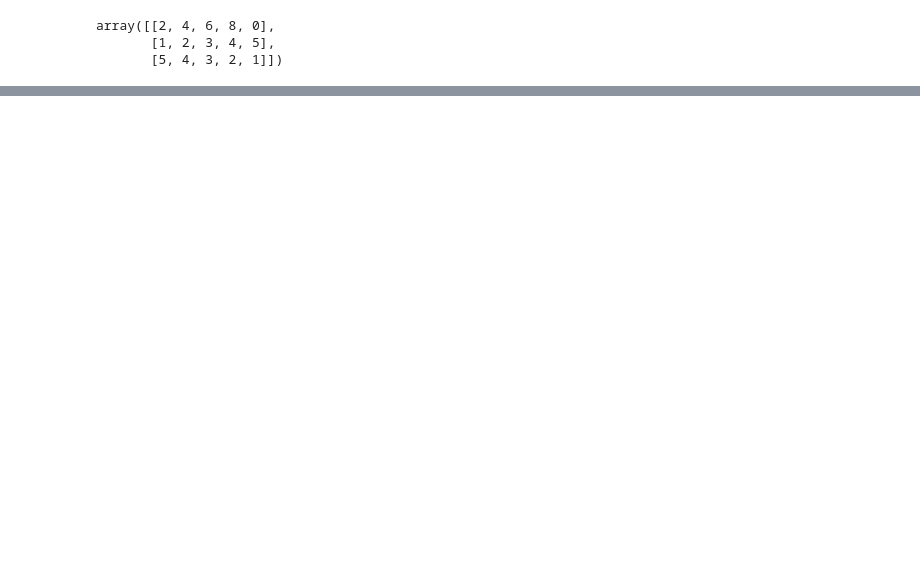
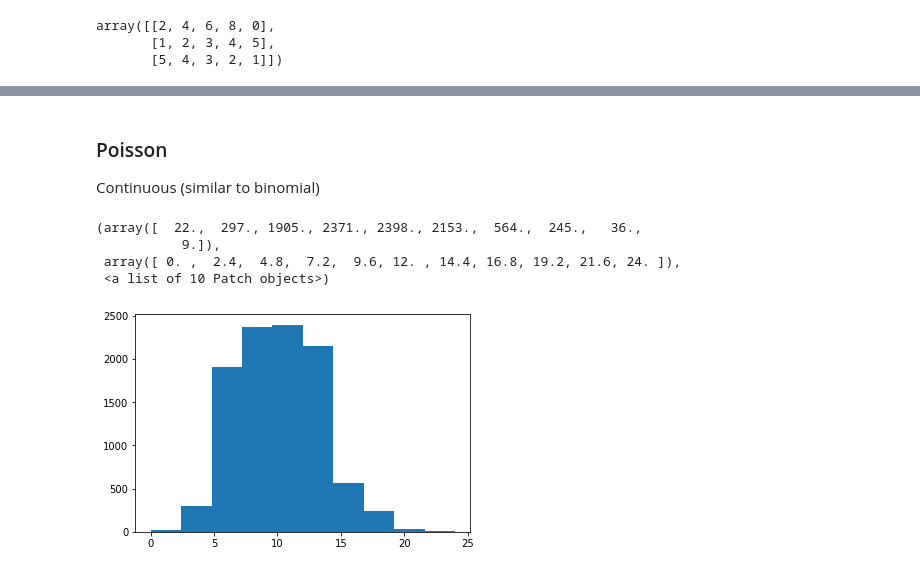
Before and after one commit to jennifer-ryan/numpy.random-project, a Jupyter notebook: numpy.random.ipynb, the cells around one changed output, grey strips where cells are left out. Saved outputs shown, nothing was run; the diff lists cells and outputs as text; code cells hidden in the pictures; blank space fills up the shorter version.

```diff
--- a/numpy.random.ipynb
+++ b/numpy.random.ipynb
@@ -213,0 +223,13 @@ array([[2, 4, 6, 8, 0],
+# %% [markdown]
+### Poisson
+
+Continuous (similar to binomial)
+# %%
+x = np.random.poisson(10, size = 10000)
+plt.hist(x)
+# %% [output]
+(array([  22.,  297., 1905., 2371., 2398., 2153.,  564.,  245.,   36.,
+           9.]),
+ array([ 0. ,  2.4,  4.8,  7.2,  9.6, 12. , 14.4, 16.8, 19.2, 21.6, 24. ]),
+ <a list of 10 Patch objects>)
+[figure, added]
```
Also changed, not shown: parts of 32 cells of this notebook.
